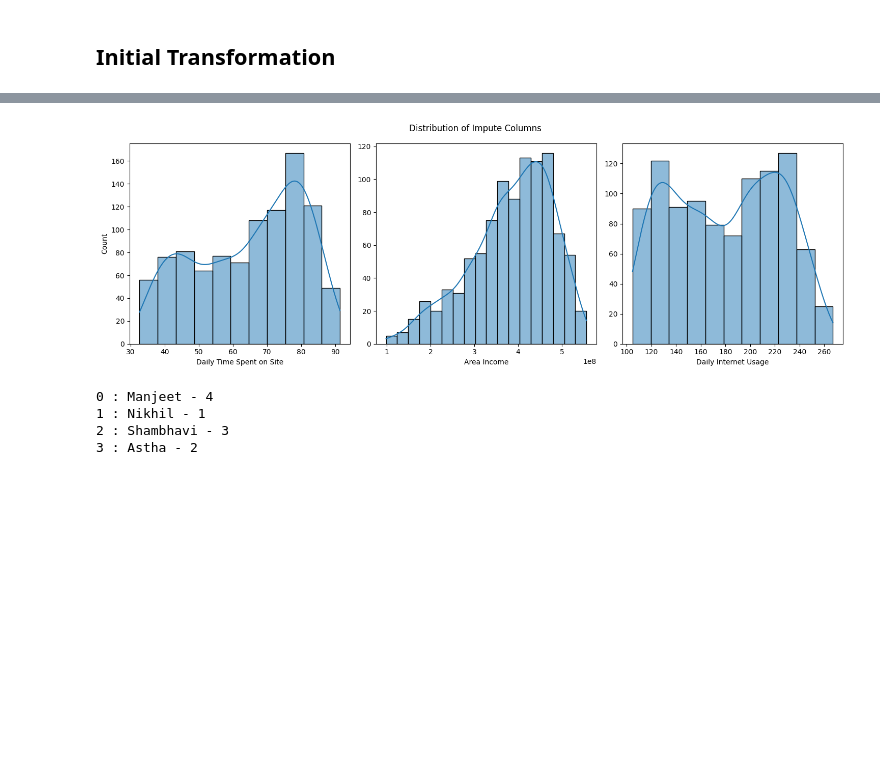
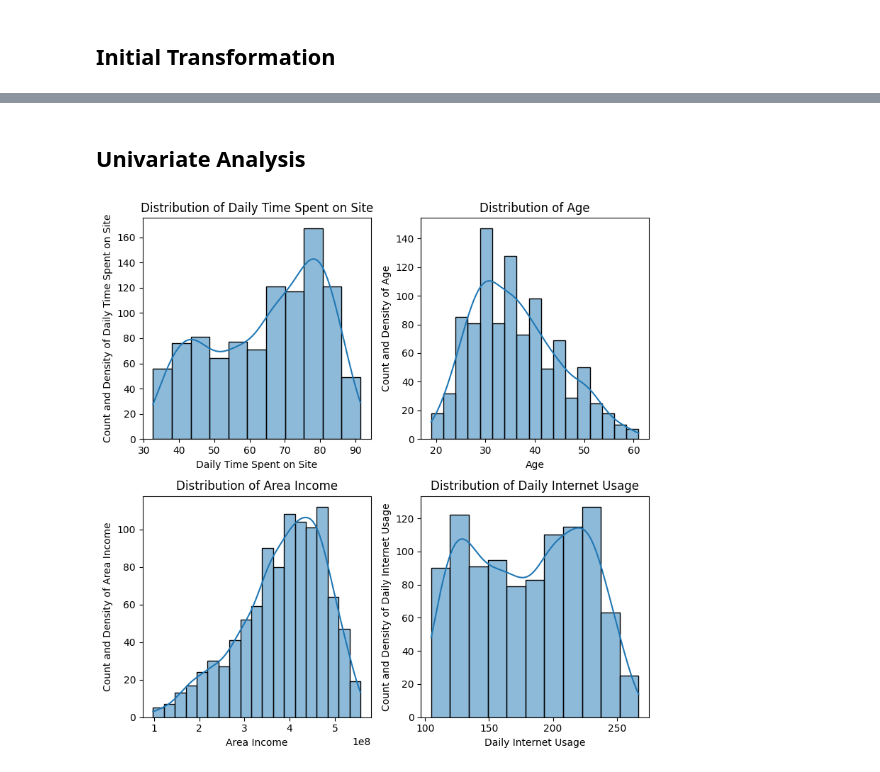
Before and after one commit to mcikalmerdeka/Predict-Customer-Clicked-Ads-Classification-By-Using-Machine-Learning, a Jupyter notebook: Clicked Ads Classification.ipynb, the cells around one changed output, grey strips where cells are left out. Drawn from its saved outputs; the diff is of its cells as text; code cells hidden in the pictures; blank space fills up the shorter version.

```diff
--- a/Clicked Ads Classification.ipynb
+++ b/Clicked Ads Classification.ipynb
@@ -116,0 +201,7 @@ desc_df
+# %%
+# Grouping columns based on data types
+nums_cols = ['Daily Time Spent on Site', 'Age', 'Area Income', 'Daily Internet Usage']
+
+cats_cols = ['Gender', 'City', 'Province', 'Category', 'Clicked on Ad']
+
+date_cols = ['Visit Time']
@@ -116,0 +273,19 @@ desc_df
+# %%
+# Assuming cats_cols is a list of categorical column names in your DataFrame
+
+# Calculate frequency counts and corresponding categories for each category in each categorical column
+freq_counts = {}
+bottom_categories = {}
+for col in cats_cols:
+    value_counts = df[col].value_counts()
+    freq_counts[col] = value_counts.min()
+    bottom_categories[col] = value_counts.idxmin()
+
+# Create the categorical summary DataFrame
+cats_summary = df[cats_cols].describe().transpose()
+
+# Add the 'freq_bottom' and 'bottom' columns
+cats_summary['bottom'] = [bottom_categories[col] for col in cats_cols]
+cats_summary['freq_bottom'] = [freq_counts[col] for col in cats_cols]
+
+cats_summary
@@ -117,31 +333,16 @@ desc_df
+# %% [markdown]
+## Univariate Analysis
 # %%
-# Checking income distribution for imputation method
-impute_col = ['Daily Time Spent on Site', 'Area Income', 'Daily Internet Usage']
+fig, ax = plt.subplots(nrows=2, ncols=2, figsize=(8, 8))
+ax = ax.flatten()
 
-fig, ax = plt.subplots(nrows=1, ncols=3, figsize=(15, 5))
+for i, col in enumerate(nums_cols) :
+    sns.histplot(data=df, x=col, ax=ax[i], kde=True)
+    ax[i].set_title(f'Distribution of {col}')
+    ax[i].set_ylabel(f'Count and Density of {col}')
+    ax[i].set_xlabel(f'{col}')
 
-# Plot histograms for each column
-for i, col in enumerate(impute_col):
-    sns.histplot(data=df, x=col, kde=True, ax=ax[i])
-    if i != 0:
-        ax[i].set_ylabel(None)
-
-plt.suptitle('Distribution of Impute Columns')
 plt.tight_layout()
 plt.show()
 # %% [output]
-[figure, old version]
+[figure, new version]
-# %%
-names = [ "Manjeet", "Nikhil", "Shambhavi", "Astha" ]
-roll_nos = [ 4, 1, 3, 2 ]
-
-# using zip() to map values
-mapped = zip(names, roll_nos)
-
-for index, (name, roll_no) in enumerate(mapped) :
-    print(f'{index} : {name} - {roll_no}')
-# %% [output]
-0 : Manjeet - 4
-1 : Nikhil - 1
-2 : Shambhavi - 3
-3 : Astha - 2
```
Also changed, not shown: parts of 26 cells of this notebook.
